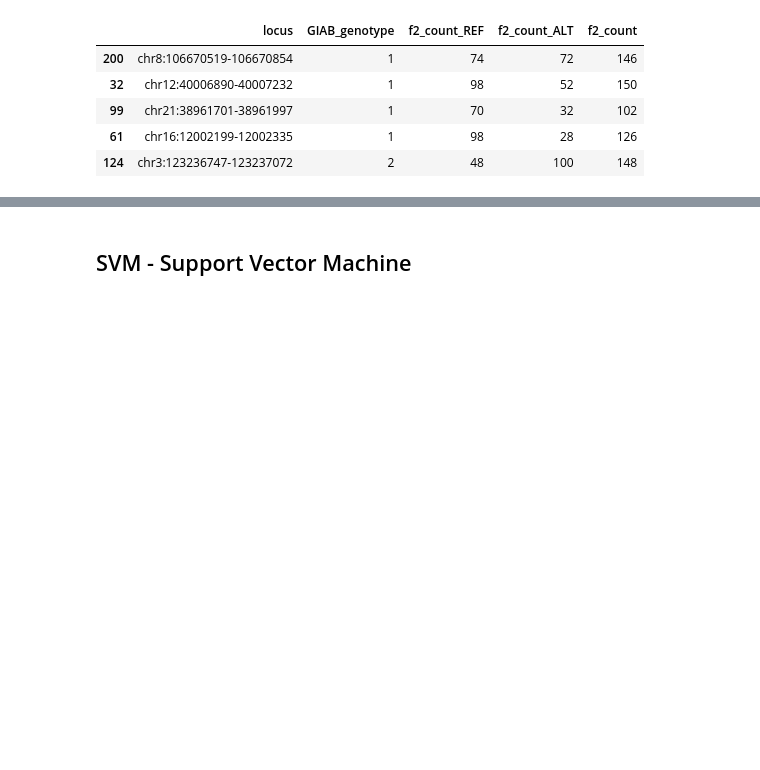
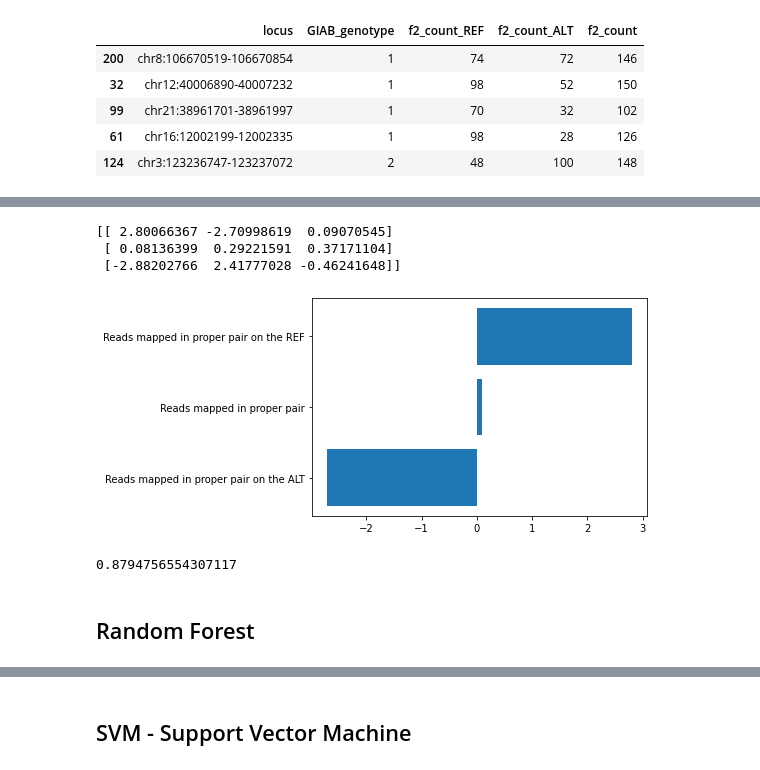
Before and after one commit to OrangeFrog210/COMP402-565Project, a Jupyter notebook: COMP402-intermediate-report.ipynb, the cells around one changed output, grey strips where cells are left out. Drawn from its saved outputs; the diff is of its cells as text; code cells hidden in the pictures; blank space fills up the shorter version.

```diff
--- a/COMP402-intermediate-report.ipynb
+++ b/COMP402-intermediate-report.ipynb
@@ -283,0 +261,3 @@ print(scores_rf.mean())
+# %%
+clf_logi = LogisticRegression(penalty="l2", random_state=0).fit(X_train, y_train)
+y_pred = clf_logi.predict(X_test)
@@ -283,0 +283,16 @@ print(scores_rf.mean())
+# %%
+print(clf_logi.coef_)
+feature_importances(clf_logi.coef_[0], features_names)
+# %% [output]
+[[ 2.80066367 -2.70998619  0.09070545]
+ [ 0.08136399  0.29221591  0.37171104]
+ [-2.88202766  2.41777028 -0.46241648]]
+[figure, added]
+# %%
+# 5-fold cross-validation
+scores_logi = cross_val_score(clf_logi, X_train, y_train, cv=5)
+print(scores_logi.mean())
+# %% [output]
+0.8794756554307117
+# %% [markdown]
+## Random Forest
```
Also changed, not shown: parts of 20 cells of this notebook.
